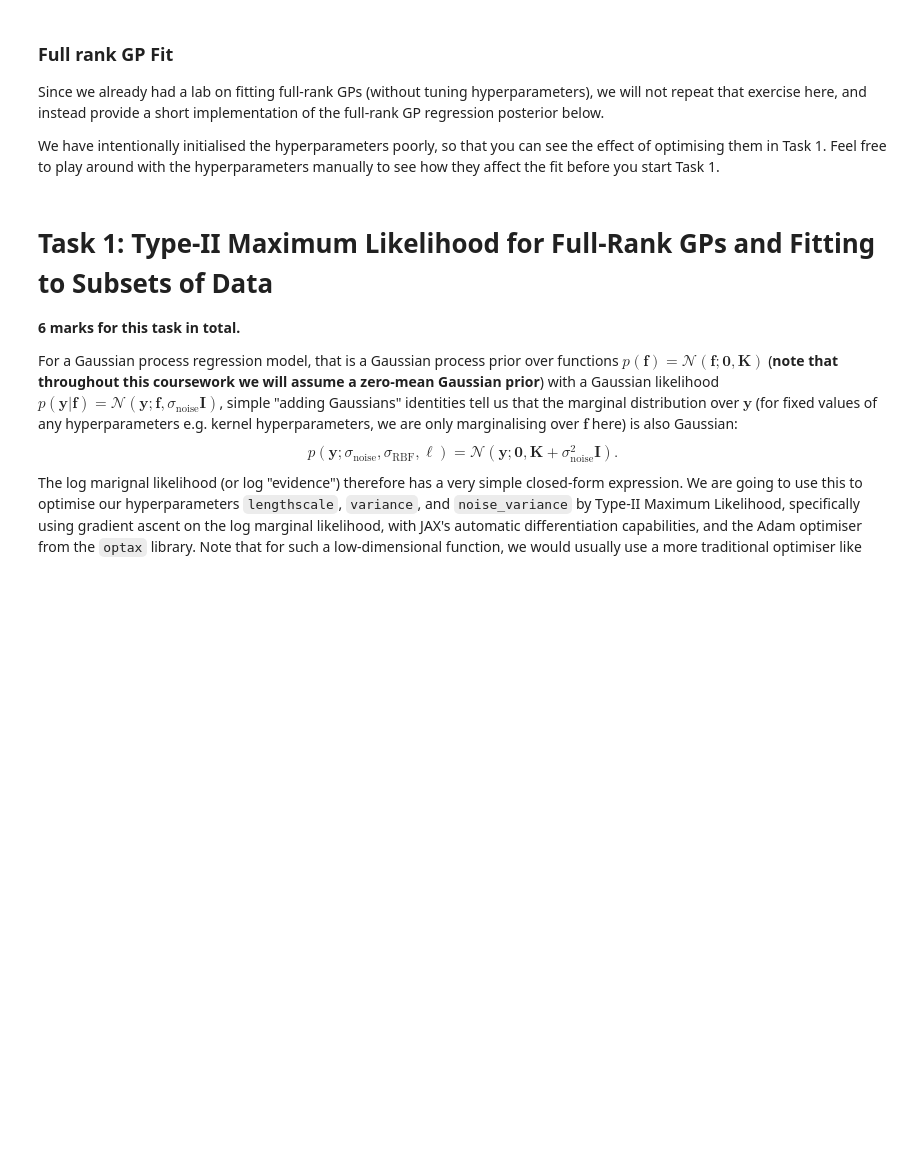
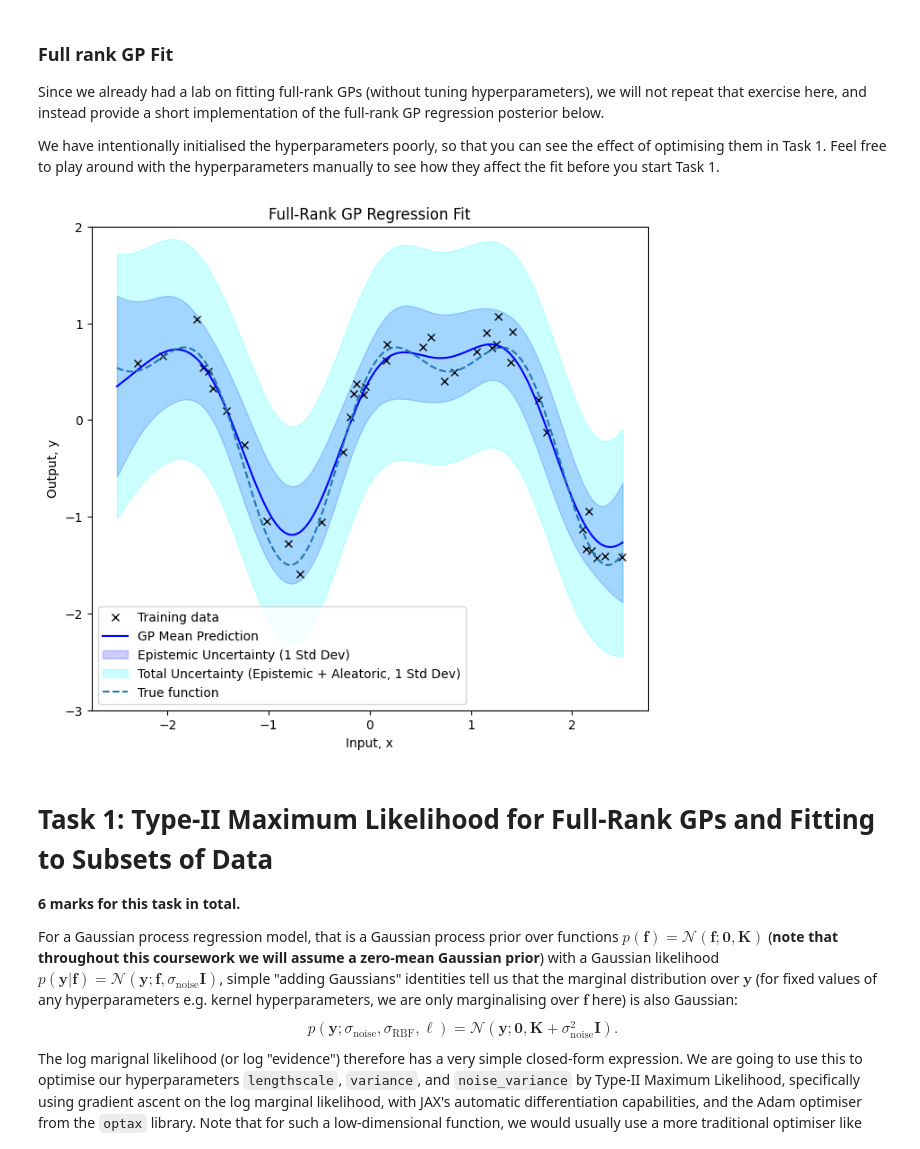
Before and after one commit to Epetch/Bayesian-ML-CW-2, a Jupyter notebook: cw2_partA.ipynb, the cells around one changed output. Saved outputs shown, nothing was run; the diff lists cells and outputs as text; code cells hidden in the pictures; blank space fills up the shorter version.

```diff
--- a/cw2_partA.ipynb
+++ b/cw2_partA.ipynb
@@ -161,35 +163,37 @@ def exact_gp_posterior(X_train, y_train, X_test, lengthscale, variance, noise_va
 
     # Want to compute: cov = K_ss - K_sx K_xx^{-1} K_xs
     # Equivalent to cov = K_ss - K_sx (L^{-T} L^{-1}) K_xs for K_xx = L L^T
     K_sx_L_invT = jsp.linalg.solve_triangular(L, K_xs, lower=True).T # K_sx L^{-T}
     cov = K_ss - K_sx_L_invT @ K_sx_L_invT.T # K_ss - K_sx L^{-T} L^{-1} K_xs
 
     return mu, cov
 
 # Plot full-rank GP fit
 # Default hyperparameters: lengthscale=1, variance=1**2, noise_var=1**2
-lengthscale = 1
-variance = 1**2
+lengthscale = 0.5
+variance = 1.5**2
 noise_var = 1**2
 
 def plot_exact_gp_fit(X_train, y_train, X_grid, f_grid, lengthscale, variance, noise_var, training_data_opacity=1.0):
     mu_f, cov_f = exact_gp_posterior(X_train, y_train, X_grid, lengthscale, variance, noise_var)
     epistemic_std_f = jnp.sqrt(jnp.diag(cov_f))
     aleatoric_std = jnp.sqrt(noise_var)
     plt.figure(figsize=(8, 7))
     plt.plot(X_train, y_train, 'kx', label='Training data', alpha=training_data_opacity)
     plt.plot(X_grid, mu_f, 'b', label='GP Mean Prediction')
     plt.fill_between(X_grid, mu_f - epistemic_std_f, mu_f + epistemic_std_f, color='blue', alpha=0.2, label='Epistemic Uncertainty (1 Std Dev)')
     plt.fill_between(X_grid, mu_f - jnp.sqrt(epistemic_std_f**2 + aleatoric_std**2), mu_f + jnp.sqrt(epistemic_std_f**2 + aleatoric_std**2), color='cyan', alpha=0.2, label='Total Uncertainty (Epistemic + Aleatoric, 1 Std Dev)')
     plt.plot(X_grid, f_grid, '--', label='True function')
     plt.xlabel('Input, x')
     plt.ylabel('Output, y')
     plt.title('Full-Rank GP Regression Fit')
     plt.legend(loc ='lower left')
     plt.ylim(-3, 2)
     plt.show()
 
 plot_exact_gp_fit(X_train, y_train, X_grid, f_grid, lengthscale, variance, noise_var)
+# %% [output]
+[figure, added]
 # %% [markdown]
 # Task 1: Type-II Maximum Likelihood for Full-Rank GPs and Fitting to Subsets of Data
 **6 marks for this task in total.**
```
Also changed, not shown: parts of 7 cells of this notebook, 1 other file.
